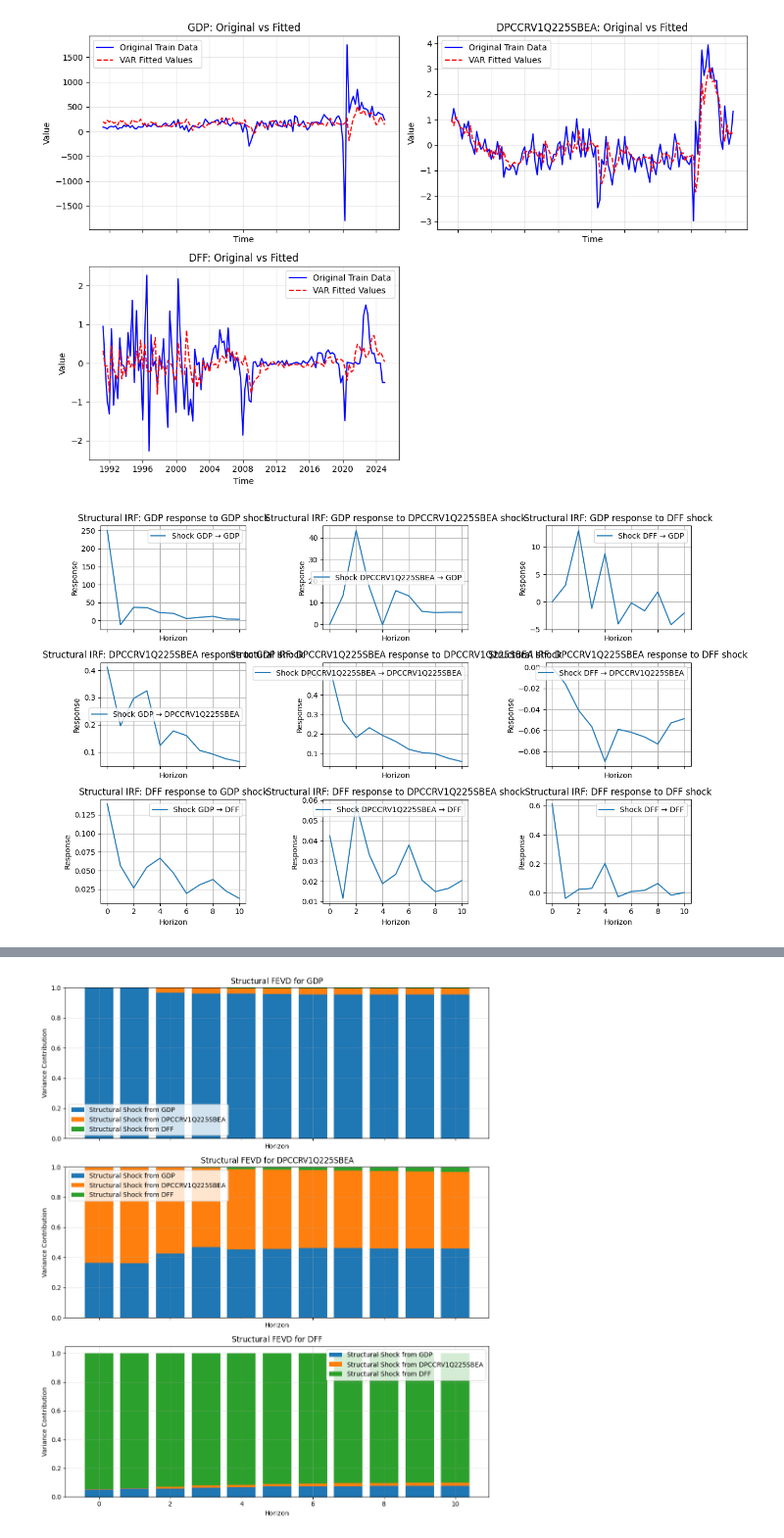
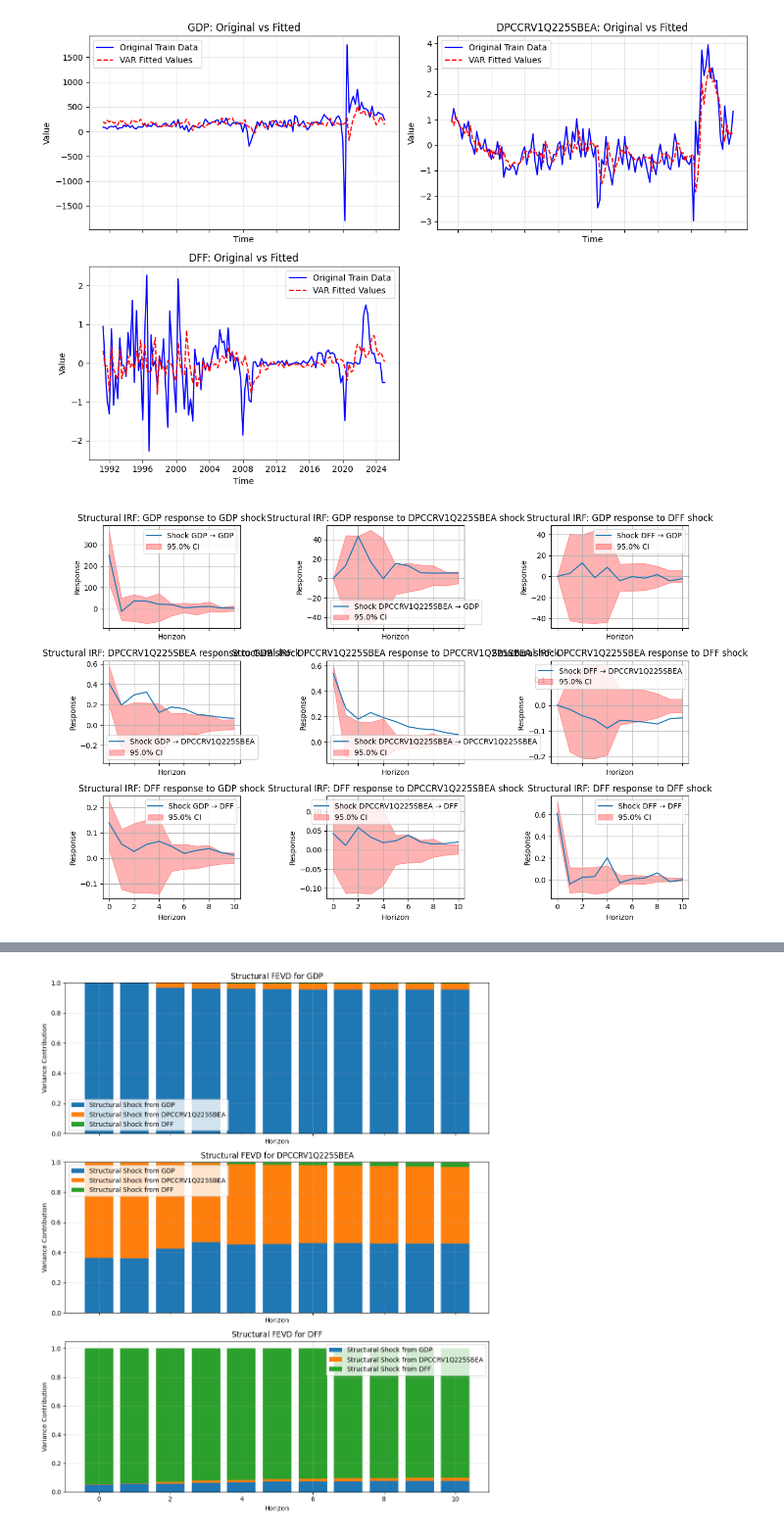
Before and after one commit to AmineOuerfellii/econometron, a Jupyter notebook: Tutorials/Models/VAR_SVAR/SVAR.ipynb, the cells around one changed output, grey strips where cells are left out. Shown at 98% size. Drawn from its saved outputs; the diff is of its cells as text; code cells hidden in the pictures.

```diff
--- a/Tutorials/Models/VAR_SVAR/SVAR.ipynb
+++ b/Tutorials/Models/VAR_SVAR/SVAR.ipynb
@@ -73,6 +63,6 @@ Plots are below
 # %%
 id=Struct_var.identify()
 # %%
-Struct_var.impulse_res(h=10,orth=True,bootstrap=False,plot=True)
+Struct_var.impulse_res(h=10,orth=True,bootstrap=True,plot=True)
 # %% [output]
-[figure, old version]
+[figure, new version]
```
Also changed, not shown: parts of 3 cells of this notebook, 24 other files.
